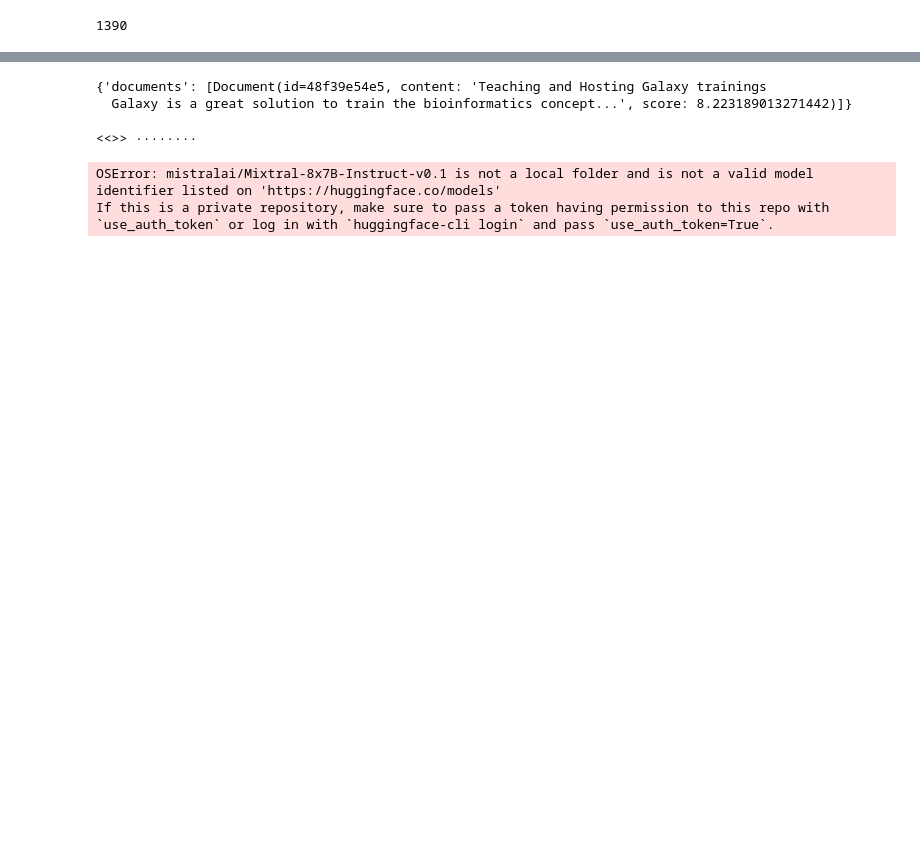
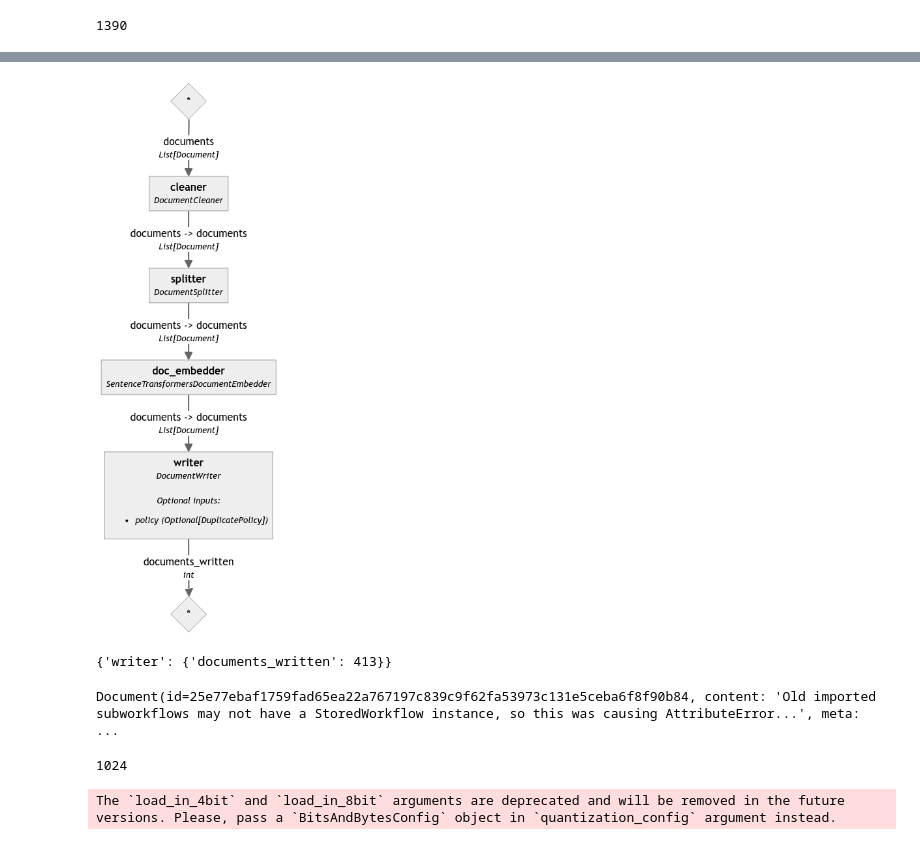
Before and after one commit to uwwint/discourse-scraper, a Jupyter notebook: llama2/RAG_Mixtral.ipynb, the cells around one changed output, grey strips where cells are left out. Saved outputs shown, nothing was run; the diff lists cells and outputs as text; code cells hidden in the pictures; blank space fills up the shorter version.

```diff
--- a/llama2/RAG_Mixtral.ipynb
+++ b/llama2/RAG_Mixtral.ipynb
@@ -102,10 +103,13 @@ docs[:5]
 # %%
-from haystack import Document, Pipeline
-from haystack.components.retrievers.in_memory import InMemoryBM25Retriever
+from haystack import Pipeline
+from haystack.components.retrievers.in_memory import InMemoryBM25Retriever, InMemoryEmbeddingRetriever
 from haystack.document_stores.in_memory import InMemoryDocumentStore
 from haystack.components.builders.prompt_builder import PromptBuilder
+from haystack.utils import ComponentDevice
+from haystack.components.preprocessors import DocumentCleaner, DocumentSplitter
+from haystack.components.writers import DocumentWriter
+from haystack.document_stores.types import DuplicatePolicy
+from haystack.components.embedders import SentenceTransformersTextEmbedder, SentenceTransformersDocumentEmbedder
 
 
-document_store = InMemoryDocumentStore()
-doc_retriever = InMemoryBM25Retriever(document_store=document_store, top_k=5)
-document_store.write_documents(docs)
+document_store = InMemoryDocumentStore(embedding_similarity_function="cosine")
@@ -113,0 +116,13 @@ document_store.write_documents(docs)
+# %%
+# https://colab.research.google.com/github/deepset-ai/haystack-cookbook/blob/main/notebooks/zephyr-7b-beta-for-rag.ipynb
+indexing = Pipeline()
+indexing.add_component("cleaner", DocumentCleaner())
+indexing.add_component("splitter", DocumentSplitter(split_by='sentence', split_length=2))
+indexing.add_component("doc_embedder", SentenceTransformersDocumentEmbedder(model="thenlper/gte-large",
+                                                                            device=ComponentDevice.from_str("cuda:0"),
+                                                                            meta_fields_to_embed=["title"]))
+indexing.add_component("writer", DocumentWriter(document_store=document_store, policy=DuplicatePolicy.OVERWRITE))
+
+indexing.connect("cleaner", "splitter")
+indexing.connect("splitter", "doc_embedder")
+indexing.connect("doc_embedder", "writer")
@@ -114,6 +140,18 @@ document_store.write_documents(docs)
+# %%
+indexing.draw("indexing.png")
+Image(filename='indexing.png')
+# %% [output]
+[figure, added]
 # %%
-doc_retriever.run(query="Bioinformatics", top_k=1)
+indexing.run({"cleaner":{"documents":docs}})
 # %% [output]
-{'documents': [Document(id=48f39e54e5, content: 'Teaching and Hosting Galaxy trainings
-  Galaxy is a great solution to train the bioinformatics concept...', score: 8.223189013271442)]}
+{'writer': {'documents_written': 413}}
+# %%
+pprint(document_store.filter_documents()[0])
+# %% [output]
+Document(id=25e77ebaf1759fad65ea22a767197c839c9f62fa53973c131e5ceba6f8f90b84, content: 'Old imported subworkflows may not have a StoredWorkflow instance, so this was causing AttributeError...', meta:  ...
+# %%
+print(len(document_store.filter_documents()[0].embedding))
+# %% [output]
+1024
 # %%
@@ -128,17 +169,20 @@ prompt_builder = PromptBuilder(template=qa_template)
-# %%
-from getpass import getpass
-
-HF_TOKEN = getpass("<<>>")
-# %% [output]
-<<>> ········
 # %%
-from haystack.components.generators import HuggingFaceTGIGenerator
+from haystack.components.generators import HuggingFaceTGIGenerator, HuggingFaceLocalGenerator
 from haystack.utils import Secret
 
-model_name = "mistralai/Mistral-7B-Instruct-v0.1" #"mistralai/Mistral-7B-Instruct-v0.1"
+model_kwargs = {
+    "load_in_4bit":True,
+    "bnb_4bit_use_double_quant":True,
+    "bnb_4bit_quant_type":"nf4",
+    "bnb_4bit_compute_dtype":torch.bfloat16
+}
 
-llm = HuggingFaceTGIGenerator("mistralai/Mixtral-8x7B-Instruct-v0.1", token=Secret.from_token(HF_TOKEN))
-llm.warm_up()
+generator = HuggingFaceLocalGenerator(
+    "HuggingFaceH4/zephyr-7b-beta",
+    huggingface_pipeline_kwargs={"device_map":"auto",
+    "model_kwargs": model_kwargs},
+    generation_kwargs={"max_new_tokens": 350}
+)
+generator.warm_up()
 # %% [output]
-OSError: mistralai/Mixtral-8x7B-Instruct-v0.1 is not a local folder and is not a valid model identifier listed on 'https://huggingface.co/models'
-If this is a private repository, make sure to pass a token having permission to this repo with `use_auth_token` or log in with `huggingface-cli login` and pass `use_auth_token=True`.
+The `load_in_4bit` and `load_in_8bit` arguments are deprecated and will be removed in the future versions. Please, pass a `BitsAndBytesConfig` object in `quantization_config` argument instead.
```
Also changed, not shown: parts of 14 cells of this notebook, 1 other file.
